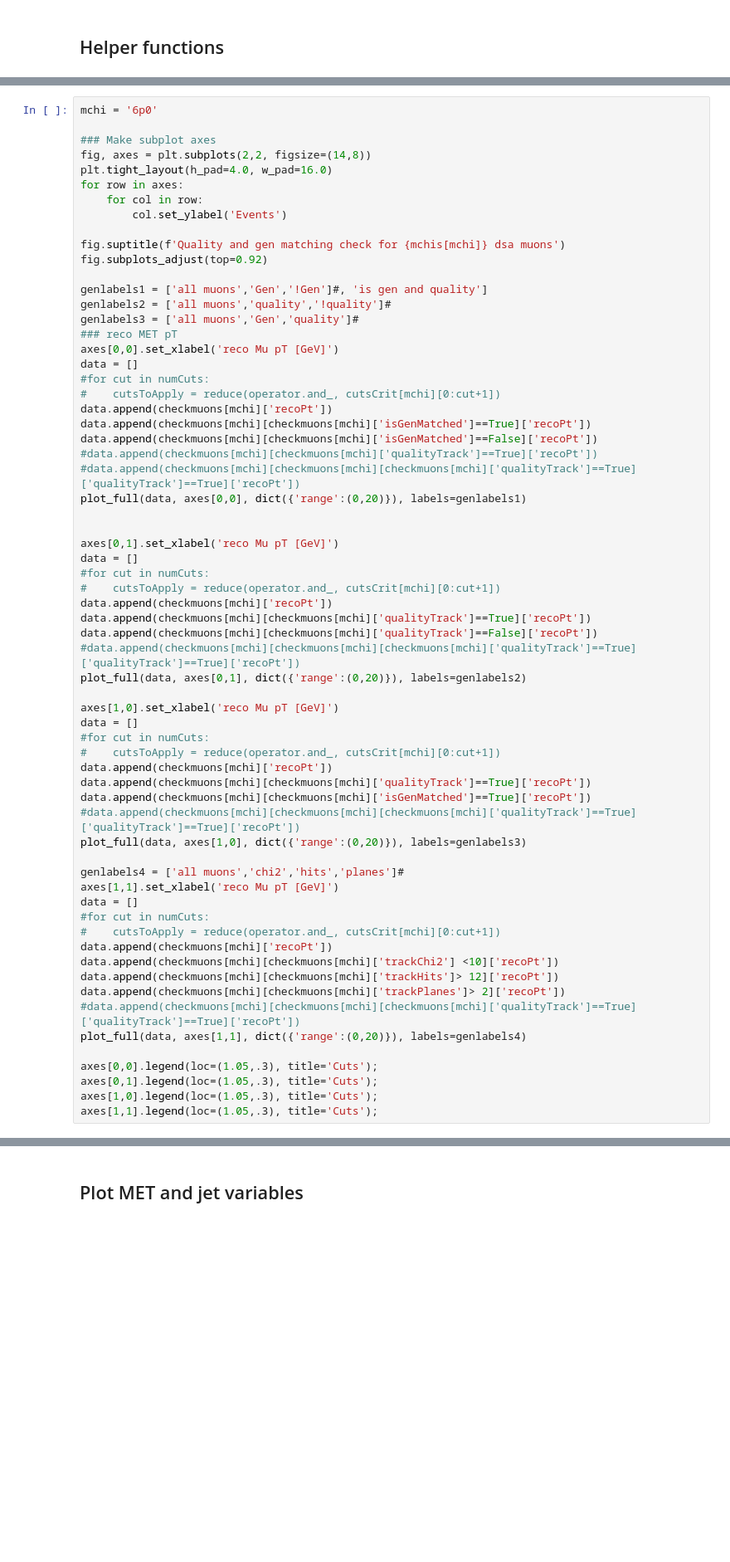
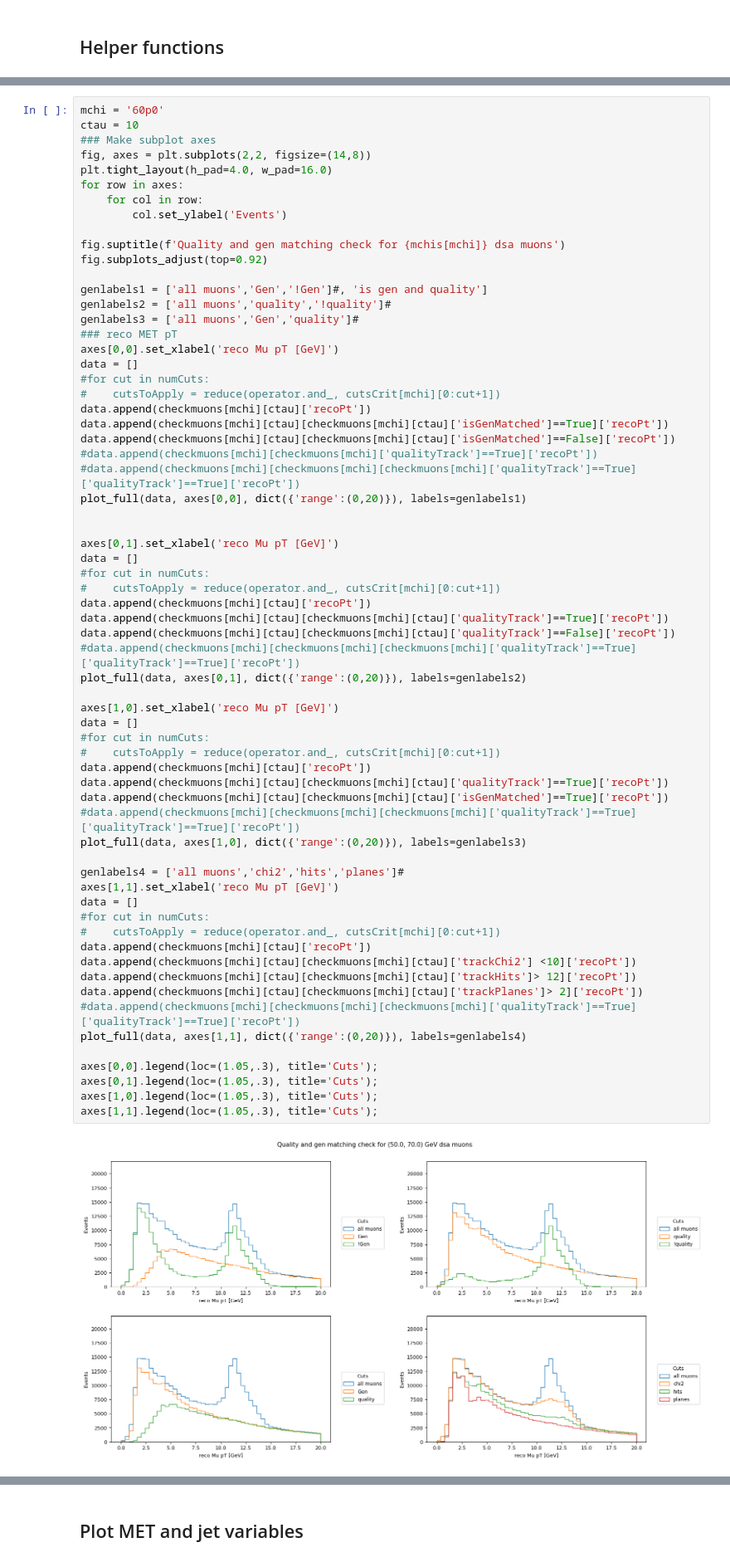
Before and after one commit to afrankenthal/iDM-analysis-plotting, a Jupyter notebook: BeamHalo.ipynb, the cells around one changed output, grey strips where cells are left out. Shown at 83% size. Saved outputs shown, nothing was run; the diff lists cells and outputs as text; blank space fills up the shorter version.

```diff
--- a/BeamHalo.ipynb
+++ b/BeamHalo.ipynb
@@ -212,8 +216,8 @@ def reducephi(row):
         return row - 2*math.pi*(row/abs(row))
     return row
 # %%
-mchi = '6p0'
-
+mchi = '60p0'
+ctau = 10
 ### Make subplot axes
 fig, axes = plt.subplots(2,2, figsize=(14,8))
 plt.tight_layout(h_pad=4.0, w_pad=16.0)
@@ -232,48 +236,50 @@ axes[0,0].set_xlabel('reco Mu pT [GeV]')
 data = []
 #for cut in numCuts:
 #    cutsToApply = reduce(operator.and_, cutsCrit[mchi][0:cut+1])
-data.append(checkmuons[mchi]['recoPt'])
-data.append(checkmuons[mchi][checkmuons[mchi]['isGenMatched']==True]['recoPt'])
-data.append(checkmuons[mchi][checkmuons[mchi]['isGenMatched']==False]['recoPt'])
+data.append(checkmuons[mchi][ctau]['recoPt'])
+data.append(checkmuons[mchi][ctau][checkmuons[mchi][ctau]['isGenMatched']==True]['recoPt'])
+data.append(checkmuons[mchi][ctau][checkmuons[mchi][ctau]['isGenMatched']==False]['recoPt'])
 #data.append(checkmuons[mchi][checkmuons[mchi]['qualityTrack']==True]['recoPt'])
 #data.append(checkmuons[mchi][checkmuons[mchi][checkmuons[mchi]['qualityTrack']==True]['qualityTrack']==True]['recoPt'])
 plot_full(data, axes[0,0], dict({'range':(0,20)}), labels=genlabels1)
 
 
 axes[0,1].set_xlabel('reco Mu pT [GeV]')
 data = []
 #for cut in numCuts:
 #    cutsToApply = reduce(operator.and_, cutsCrit[mchi][0:cut+1])
-data.append(checkmuons[mchi]['recoPt'])
-data.append(checkmuons[mchi][checkmuons[mchi]['qualityTrack']==True]['recoPt'])
-data.append(checkmuons[mchi][checkmuons[mchi]['qualityTrack']==False]['recoPt'])
+data.append(checkmuons[mchi][ctau]['recoPt'])
+data.append(checkmuons[mchi][ctau][checkmuons[mchi][ctau]['qualityTrack']==True]['recoPt'])
+data.append(checkmuons[mchi][ctau][checkmuons[mchi][ctau]['qualityTrack']==False]['recoPt'])
 #data.append(checkmuons[mchi][checkmuons[mchi][checkmuons[mchi]['qualityTrack']==True]['qualityTrack']==True]['recoPt'])
 plot_full(data, axes[0,1], dict({'range':(0,20)}), labels=genlabels2)
 
 axes[1,0].set_xlabel('reco Mu pT [GeV]')
 data = []
 #for cut in numCuts:
 #    cutsToApply = reduce(operator.and_, cutsCrit[mchi][0:cut+1])
-data.append(checkmuons[mchi]['recoPt'])
-data.append(checkmuons[mchi][checkmuons[mchi]['qualityTrack']==True]['recoPt'])
-data.append(checkmuons[mchi][checkmuons[mchi]['isGenMatched']==True]['recoPt'])
+data.append(checkmuons[mchi][ctau]['recoPt'])
+data.append(checkmuons[mchi][ctau][checkmuons[mchi][ctau]['qualityTrack']==True]['recoPt'])
+data.append(checkmuons[mchi][ctau][checkmuons[mchi][ctau]['isGenMatched']==True]['recoPt'])
 #data.append(checkmuons[mchi][checkmuons[mchi][checkmuons[mchi]['qualityTrack']==True]['qualityTrack']==True]['recoPt'])
 plot_full(data, axes[1,0], dict({'range':(0,20)}), labels=genlabels3)
 
 genlabels4 = ['all muons','chi2','hits','planes']#
 axes[1,1].set_xlabel('reco Mu pT [GeV]')
 data = []
 #for cut in numCuts:
 #    cutsToApply = reduce(operator.and_, cutsCrit[mchi][0:cut+1])
-data.append(checkmuons[mchi]['recoPt'])
-data.append(checkmuons[mchi][checkmuons[mchi]['trackChi2'] <10]['recoPt'])
-data.append(checkmuons[mchi][checkmuons[mchi]['trackHits']> 12]['recoPt'])
-data.append(checkmuons[mchi][checkmuons[mchi]['trackPlanes']> 2]['recoPt'])
+data.append(checkmuons[mchi][ctau]['recoPt'])
+data.append(checkmuons[mchi][ctau][checkmuons[mchi][ctau]['trackChi2'] <10]['recoPt'])
+data.append(checkmuons[mchi][ctau][checkmuons[mchi][ctau]['trackHits']> 12]['recoPt'])
+data.append(checkmuons[mchi][ctau][checkmuons[mchi][ctau]['trackPlanes']> 2]['recoPt'])
 #data.append(checkmuons[mchi][checkmuons[mchi][checkmuons[mchi]['qualityTrack']==True]['qualityTrack']==True]['recoPt'])
 plot_full(data, axes[1,1], dict({'range':(0,20)}), labels=genlabels4)
 
 axes[0,0].legend(loc=(1.05,.3), title='Cuts');
 axes[0,1].legend(loc=(1.05,.3), title='Cuts');
 axes[1,0].legend(loc=(1.05,.3), title='Cuts');
 axes[1,1].legend(loc=(1.05,.3), title='Cuts');
+# %% [output]
+[figure, added]
 # %%
```
Also changed, not shown: parts of 15 cells of this notebook, 1 other file.
